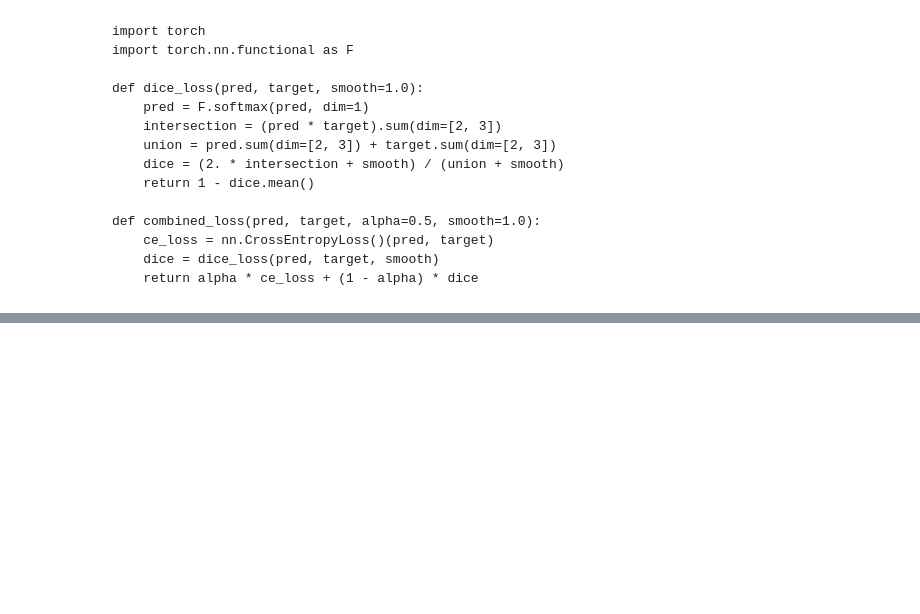
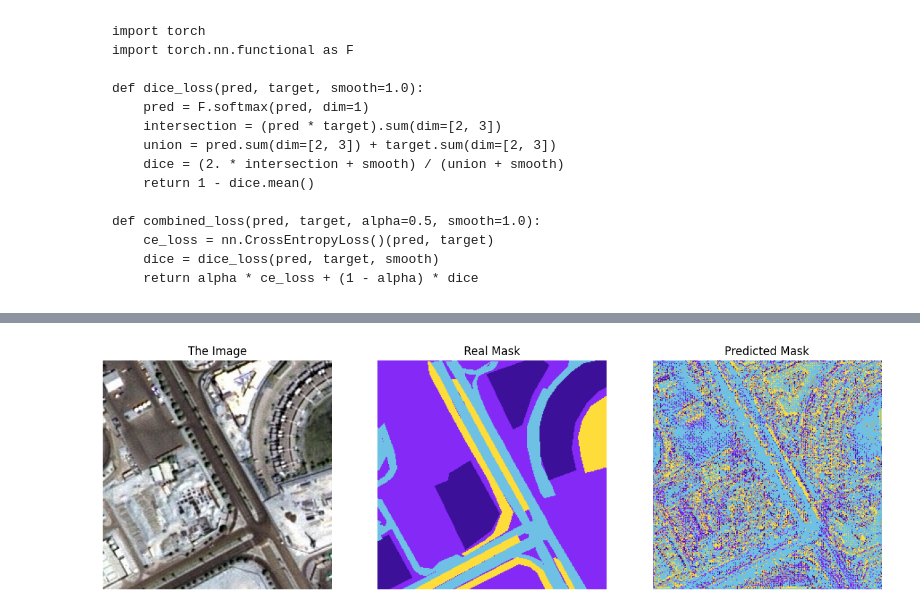
Before and after one commit to BerhanDemiralp/ImageSegmentationProject, a Jupyter notebook: SProject.ipynb, the cells around one changed output, grey strips where cells are left out. Saved outputs shown, nothing was run; the diff lists cells and outputs as text; code cells hidden in the pictures; blank space fills up the shorter version.

```diff
--- a/SProject.ipynb
+++ b/SProject.ipynb
@@ -642,7 +495,11 @@ temp_image = temp_image.permute(1,2,0)
 # %%
+img0 = img0.squeeze()
+mask0 = mask0.squeeze()
+
+image = img0.permute(1,2,0)
+mask = mask0.permute(1,2,0)
 plt.figure(figsize=(12,6))
 plt.subplot(121)
-plt.imshow(temp_image)
+plt.imshow(np.reshape(image,(patch_size,patch_size,3)))
 plt.subplot(122)
-plt.imshow(np.reshape(temp_image, (patch_size, patch_size, 3)))
-plt.show()
+#plt.imshow(np.reshape(mask, (patch_size, patch_size, 6)))
@@ -879 +876,4 @@ len(train_loader)
+# %%
+from pathlib import Path
+checkpoints_path = Path("Checkpoint.pth")
 # %%
@@ -946,0 +1068,6 @@ print(batch_idx,img.shape,mask.shape)
+# %%
+import random
+random_int = random.randint(0,1305)
+show_prediction(random_int)
+# %% [output]
+[figure, added]
```
Also changed, not shown: parts of 61 cells of this notebook.
